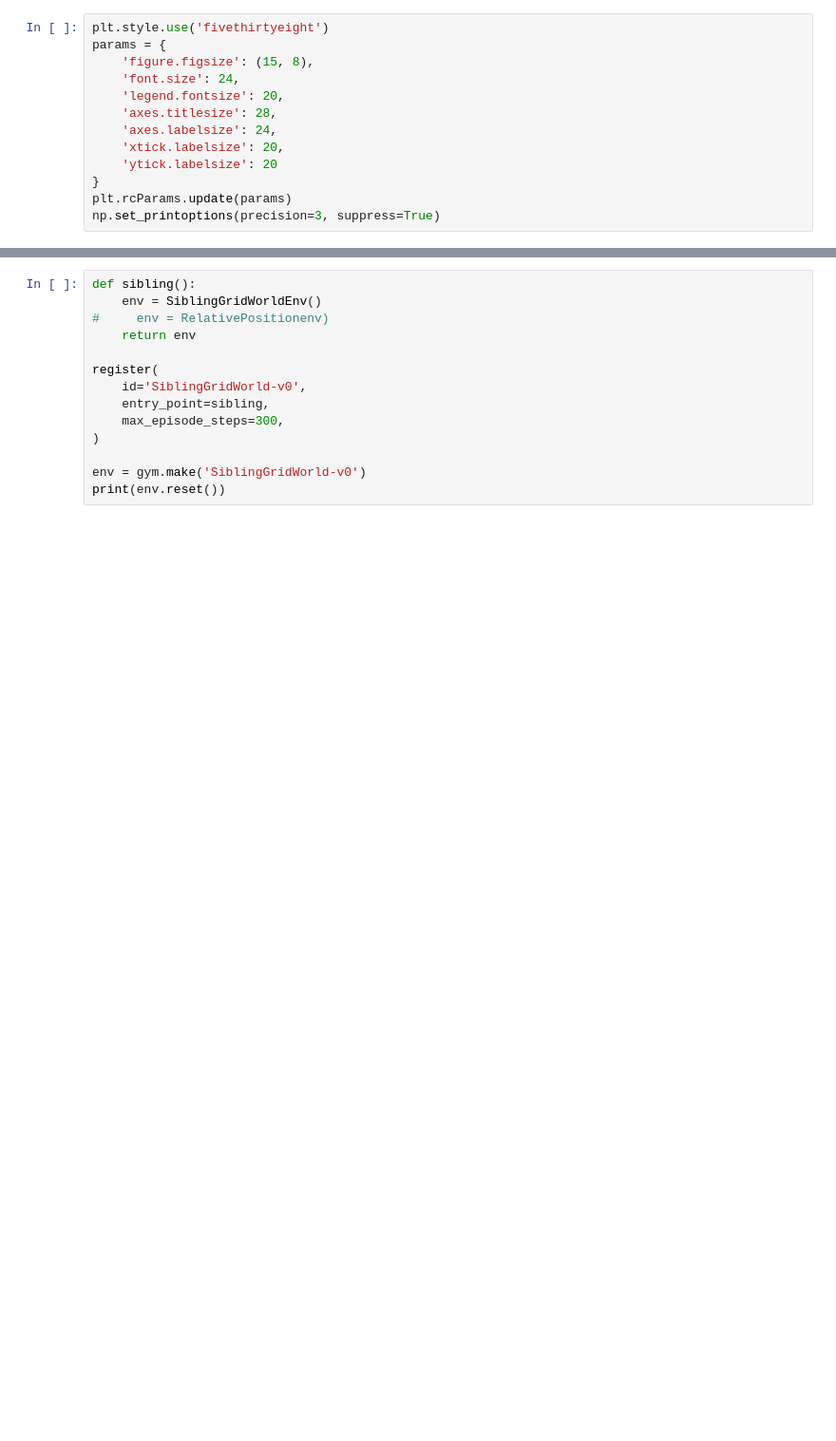
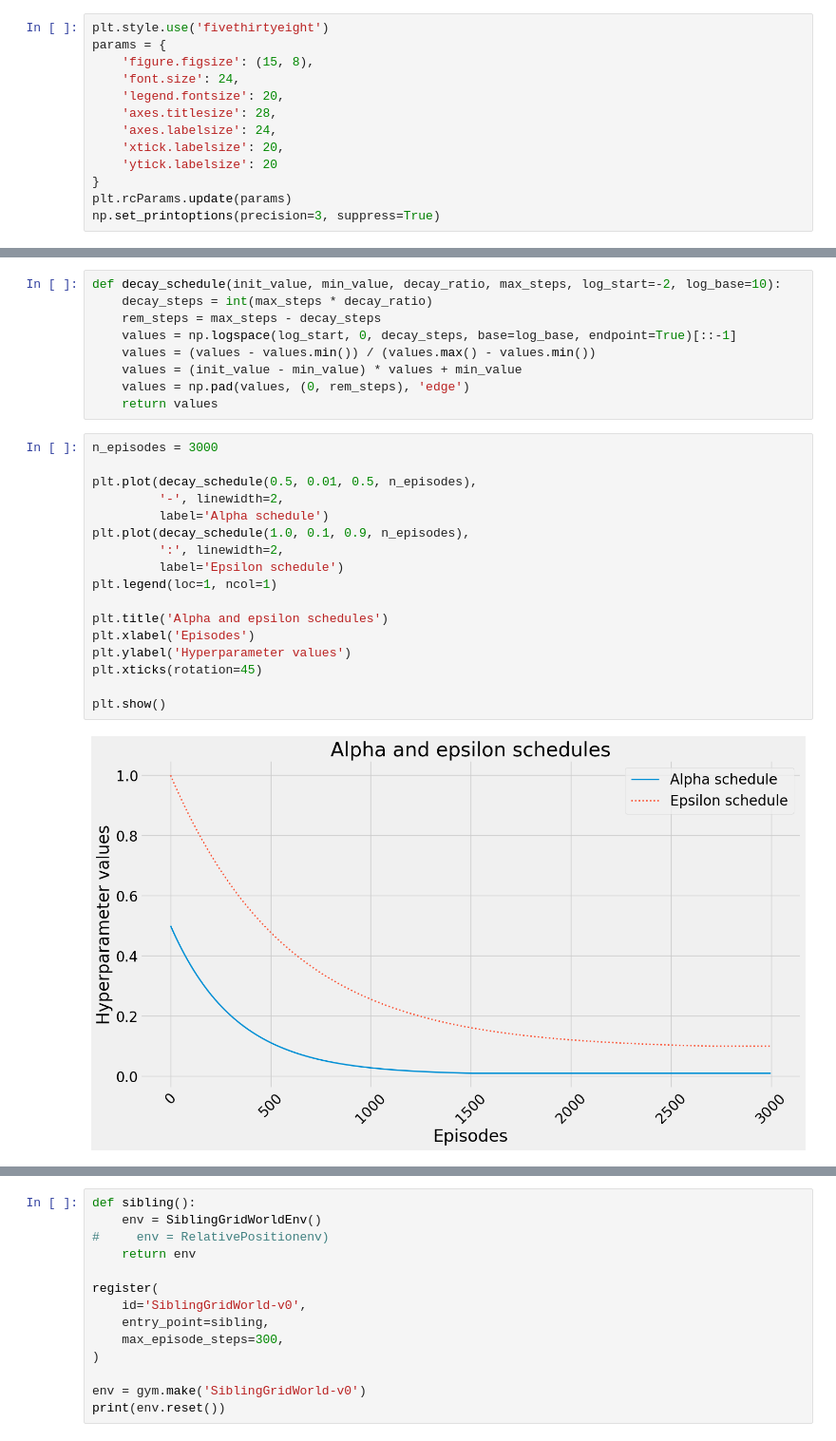
Before and after one commit to Symplectomorphism/miscellaneous, a Jupyter notebook: dolambac/simulation/q_learning.ipynb, the cells around one changed output, grey strips where cells are left out. Shown at 95% size. Cells and saved outputs as stored; diff of their text form; blank space fills up the shorter version.

```diff
--- a/dolambac/simulation/q_learning.ipynb
+++ b/dolambac/simulation/q_learning.ipynb
@@ -32,0 +43,28 @@ np.set_printoptions(precision=3, suppress=True)
+# %%
+def decay_schedule(init_value, min_value, decay_ratio, max_steps, log_start=-2, log_base=10):
+    decay_steps = int(max_steps * decay_ratio)
+    rem_steps = max_steps - decay_steps
+    values = np.logspace(log_start, 0, decay_steps, base=log_base, endpoint=True)[::-1]
+    values = (values - values.min()) / (values.max() - values.min())
+    values = (init_value - min_value) * values + min_value
+    values = np.pad(values, (0, rem_steps), 'edge')
+    return values
+# %%
+n_episodes = 3000
+
+plt.plot(decay_schedule(0.5, 0.01, 0.5, n_episodes),
+         '-', linewidth=2,
+         label='Alpha schedule')
+plt.plot(decay_schedule(1.0, 0.1, 0.9, n_episodes),
+         ':', linewidth=2,
+         label='Epsilon schedule')
+plt.legend(loc=1, ncol=1)
+
+plt.title('Alpha and epsilon schedules')
+plt.xlabel('Episodes')
+plt.ylabel('Hyperparameter values')
+plt.xticks(rotation=45)
+
+plt.show()
+# %% [output]
+[figure, added]
```
Also changed, not shown: parts of 6 cells of this notebook, 5 other files.
